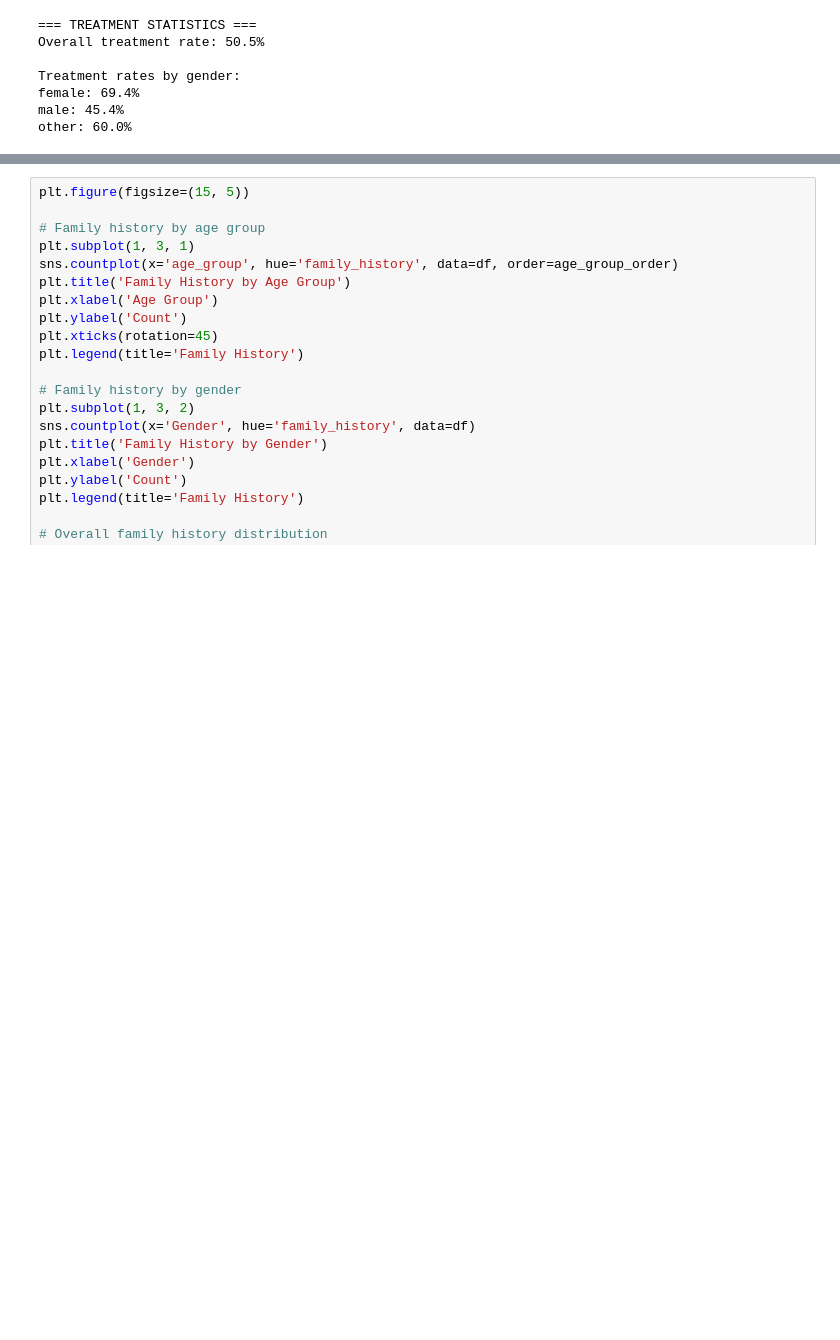
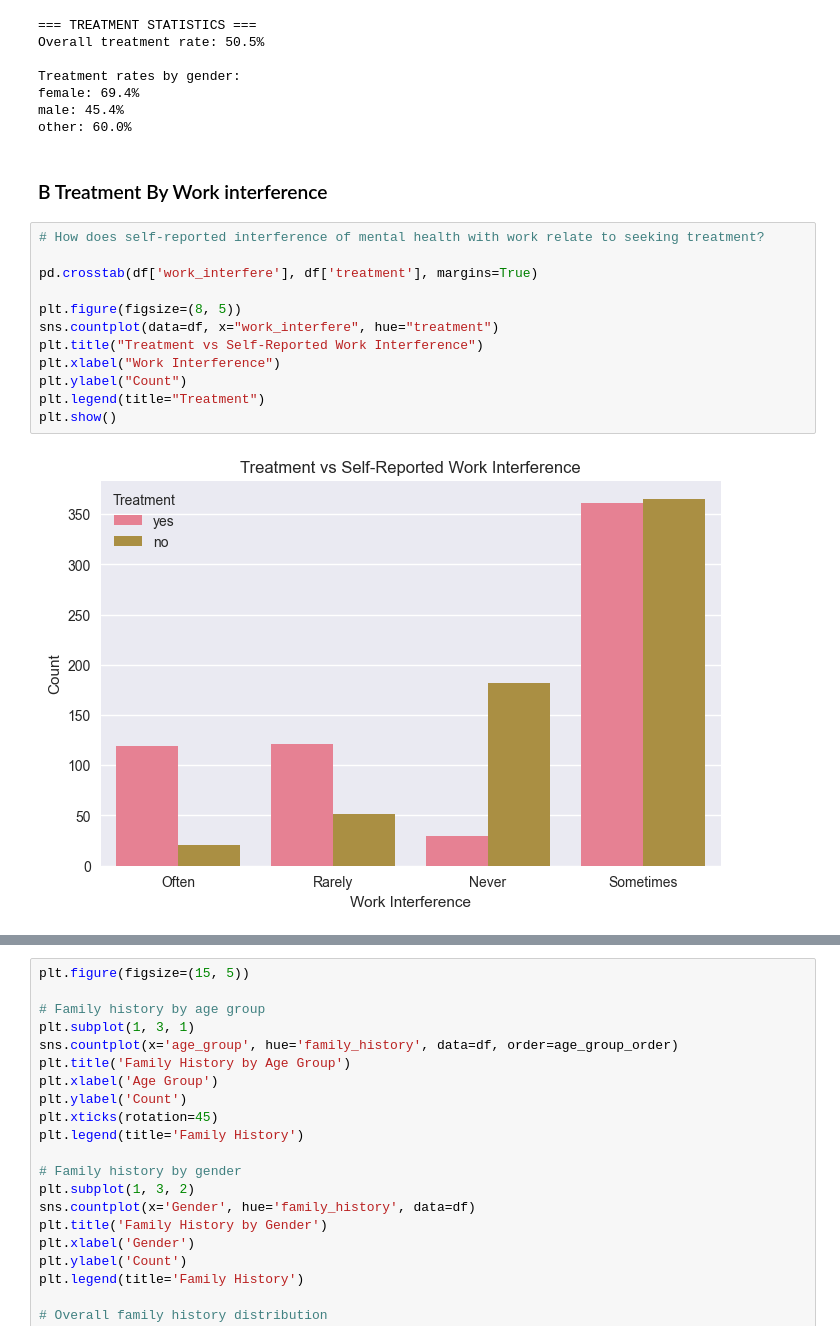
Before and after one commit to Testertesting-create/DSA2040A_DataMining_group1, a Jupyter notebook: DataMining_GroupProject_GroupMembersName/notebooks/2_exploratory_analysis.ipynb, the cells around one changed output, grey strips where cells are left out. Drawn from its saved outputs; the diff is of its cells as text; blank space fills up the shorter version.

```diff
--- a/DataMining_GroupProject_GroupMembersName/notebooks/2_exploratory_analysis.ipynb
+++ b/DataMining_GroupProject_GroupMembersName/notebooks/2_exploratory_analysis.ipynb
@@ -279,3 +279,19 @@ Treatment rates by gender:
 female: 69.4%
 male: 45.4%
 other: 60.0%
+# %% [markdown]
+### B Treatment By Work interference
+# %%
+# How does self-reported interference of mental health with work relate to seeking treatment?
+
+pd.crosstab(df['work_interfere'], df['treatment'], margins=True)
+
+plt.figure(figsize=(8, 5))
+sns.countplot(data=df, x="work_interfere", hue="treatment")
+plt.title("Treatment vs Self-Reported Work Interference")
+plt.xlabel("Work Interference")
+plt.ylabel("Count")
+plt.legend(title="Treatment")
+plt.show()
+# %% [output]
+[figure, added]
```
Also changed, not shown: parts of 20 cells of this notebook.
